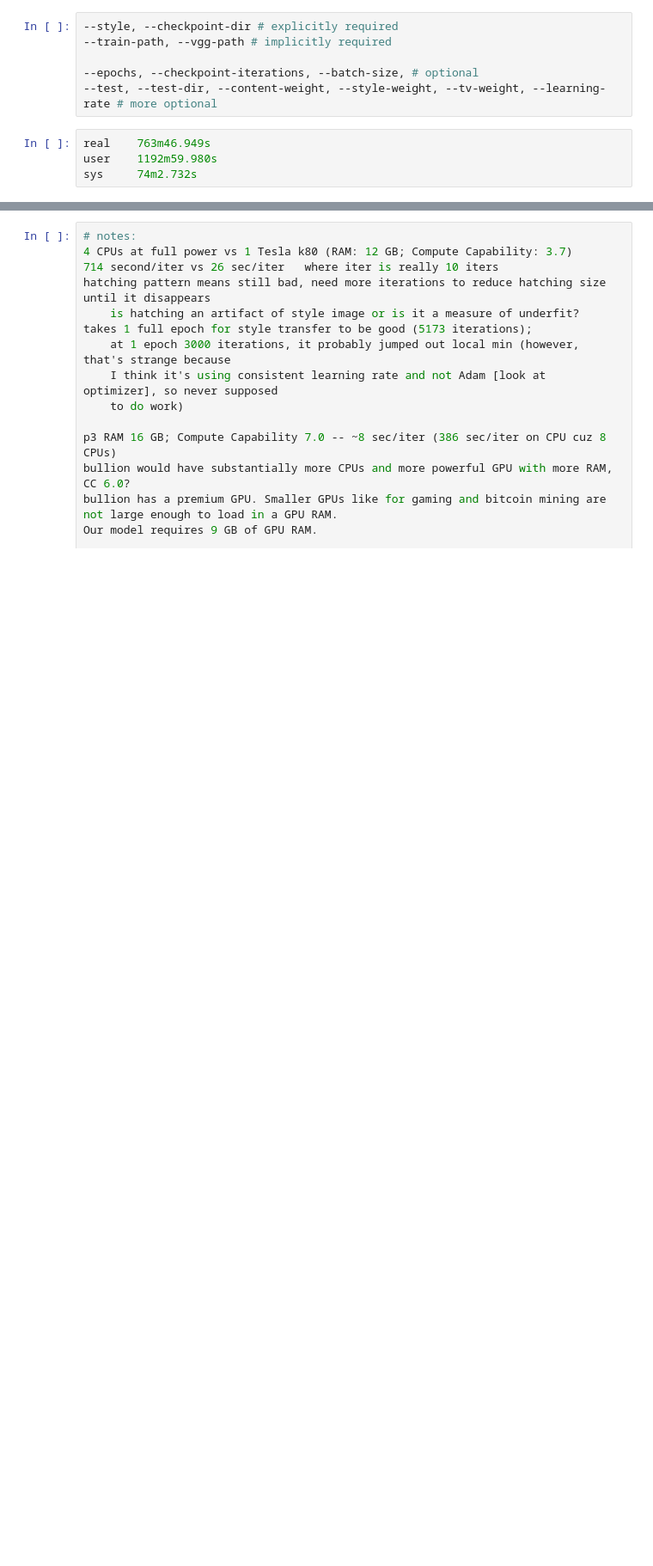
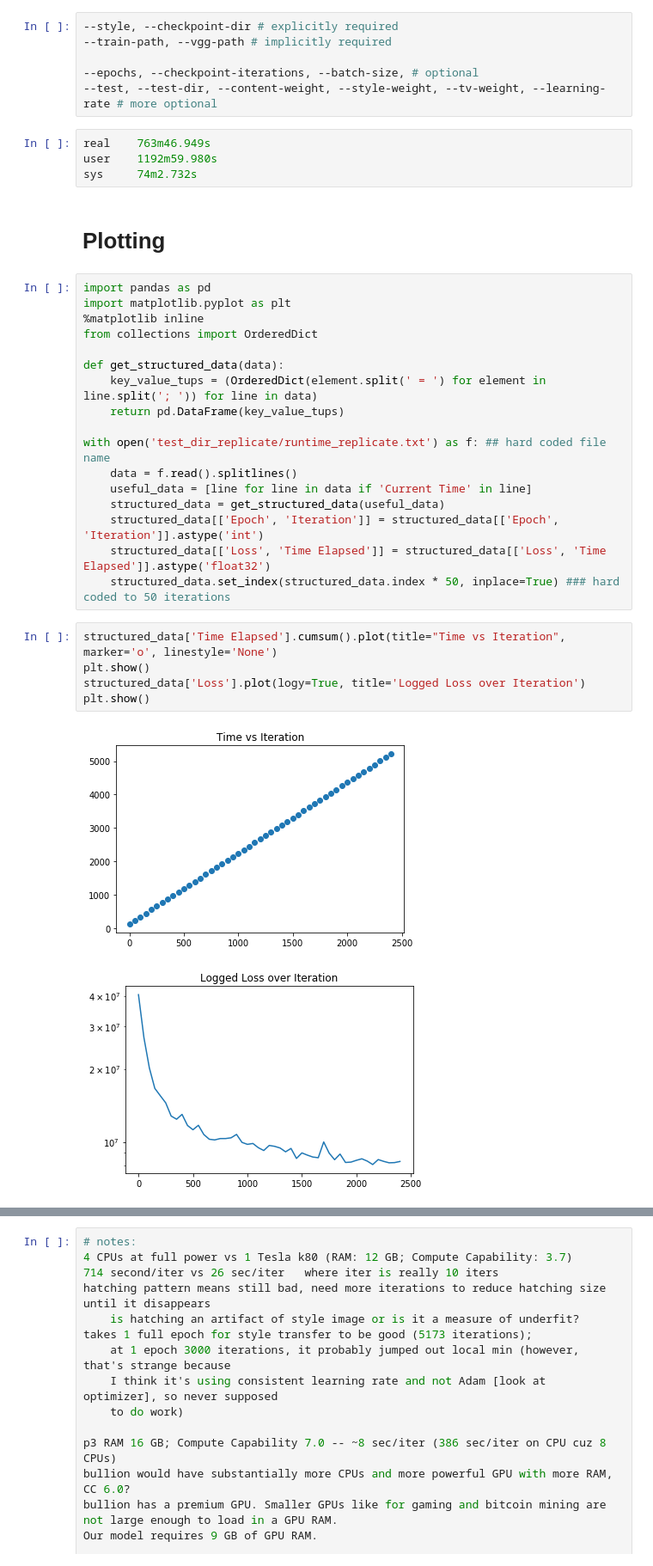
Before and after one commit to eugeneh101/fast-style-transfer, a Jupyter notebook: Training_Style_Model_CPU_vs_GPU_on_Small_Dataset.ipynb, the cells around one changed output, grey strips where cells are left out. Shown: that part at 86% size. Cells and saved outputs as stored; diff of their text form; blank space fills up the shorter version.

Commit message:
added visualization of training progress

```diff
--- a/Training_Style_Model_CPU_vs_GPU_on_Small_Dataset.ipynb
+++ b/Training_Style_Model_CPU_vs_GPU_on_Small_Dataset.ipynb
@@ -138,3 +162,30 @@ for filename in glob('data/train2014/*'):
 real    763m46.949s
 user    1192m59.980s
 sys     74m2.732s
+# %% [markdown]
+# Plotting
+# %%
+import pandas as pd
+import matplotlib.pyplot as plt
+%matplotlib inline
+from collections import OrderedDict
+
+def get_structured_data(data):
+    key_value_tups = (OrderedDict(element.split(' = ') for element in line.split('; ')) for line in data)
+    return pd.DataFrame(key_value_tups)
+
+with open('test_dir_replicate/runtime_replicate.txt') as f: ## hard coded file name
+    data = f.read().splitlines()
+    useful_data = [line for line in data if 'Current Time' in line]
+    structured_data = get_structured_data(useful_data)
+    structured_data[['Epoch', 'Iteration']] = structured_data[['Epoch', 'Iteration']].astype('int')
+    structured_data[['Loss', 'Time Elapsed']] = structured_data[['Loss', 'Time Elapsed']].astype('float32')
+    structured_data.set_index(structured_data.index * 50, inplace=True) ### hard coded to 50 iterations
+# %%
+structured_data['Time Elapsed'].cumsum().plot(title="Time vs Iteration", marker='o', linestyle='None')
+plt.show()
+structured_data['Loss'].plot(logy=True, title='Logged Loss over Iteration')
+plt.show()
+# %% [output]
+[figure, added]
+[figure, added]
```
Also changed, not shown: parts of 5 cells of this notebook.
